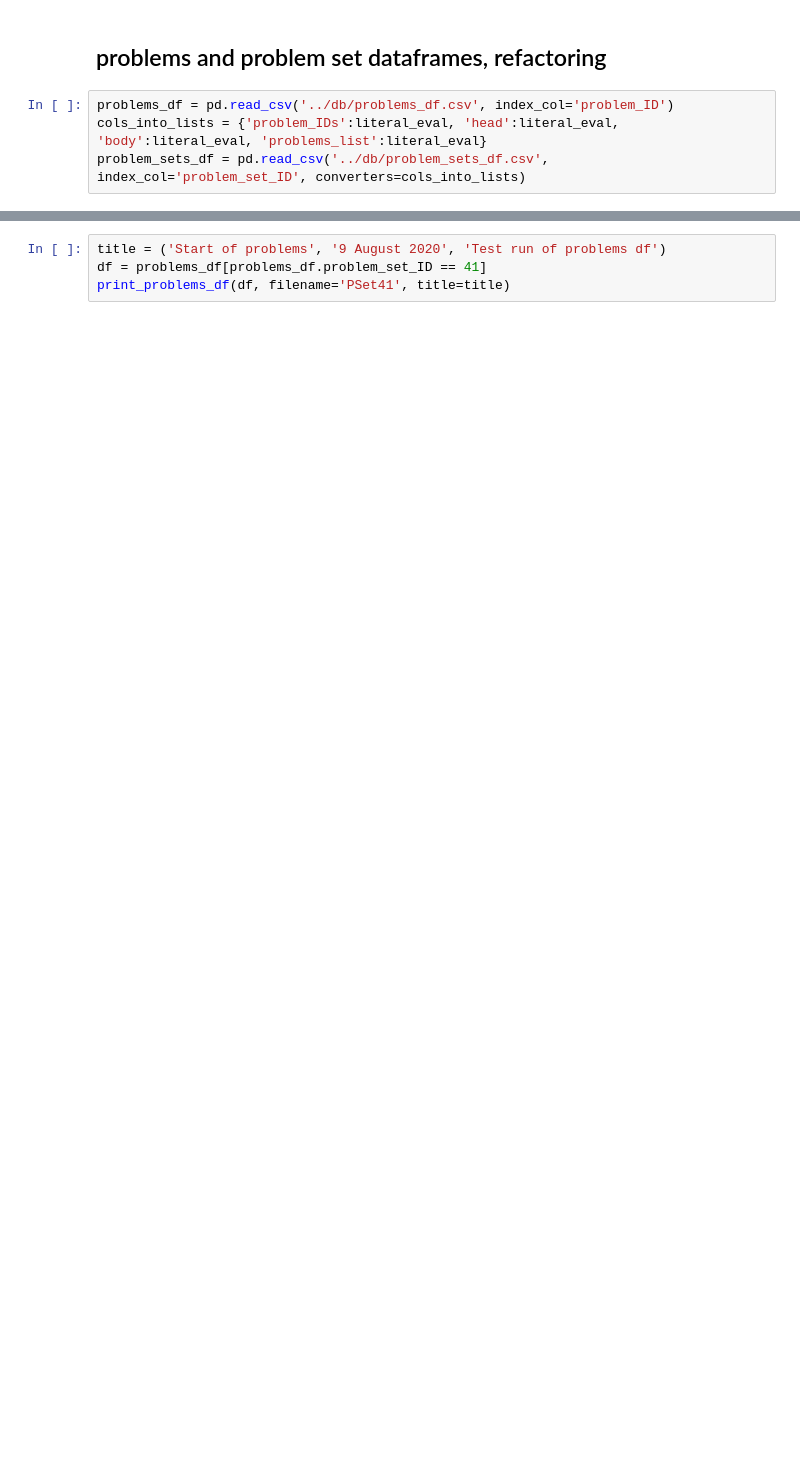
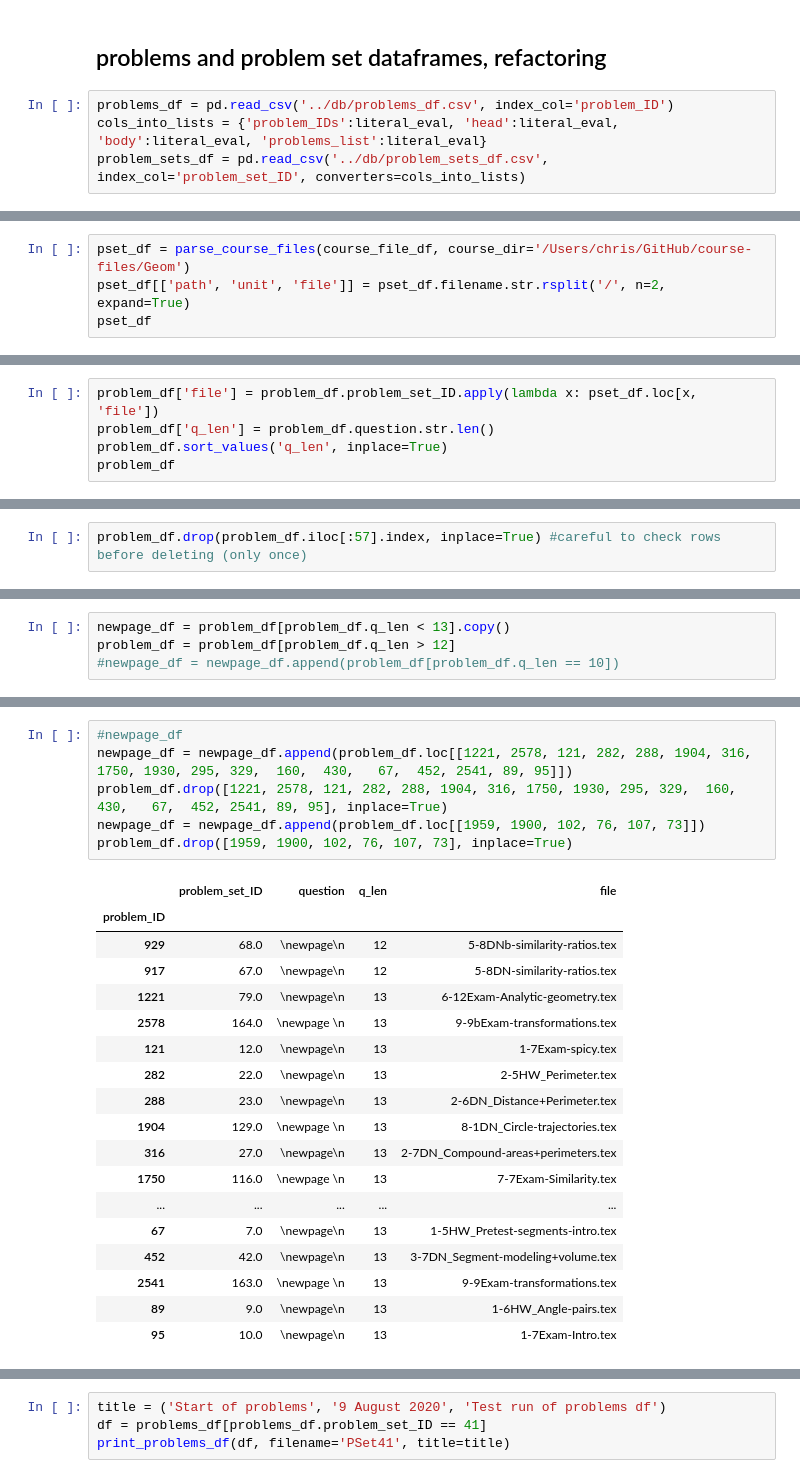
Before and after one commit to chrishuson/mathai, a Jupyter notebook: src/notes.ipynb, the cells around one changed output, grey strips where cells are left out. Cells and saved outputs as stored; diff of their text form; blank space fills up the shorter version.

Commit message:
backup cleaned geom dfs

```diff
--- a/src/notes.ipynb
+++ b/src/notes.ipynb
@@ -166,0 +70,4 @@ Identify a linear pair of angles in the given diagram.
+# %%
+pset_df = parse_course_files(course_file_df, course_dir='/Users/chris/GitHub/course-files/Geom')
+pset_df[['path', 'unit', 'file']] = pset_df.filename.str.rsplit('/', n=2, expand=True)
+pset_df
@@ -166,0 +93,5 @@ Identify a linear pair of angles in the given diagram.
+# %%
+problem_df['file'] = problem_df.problem_set_ID.apply(lambda x: pset_df.loc[x, 'file'])
+problem_df['q_len'] = problem_df.question.str.len()
+problem_df.sort_values('q_len', inplace=True)
+problem_df
@@ -166,0 +113,2 @@ Identify a linear pair of angles in the given diagram.
+# %%
+problem_df.drop(problem_df.iloc[:57].index, inplace=True) #careful to check rows before deleting (only once)
@@ -166,0 +123,4 @@ Identify a linear pair of angles in the given diagram.
+# %%
+newpage_df = problem_df[problem_df.q_len < 13].copy()
+problem_df = problem_df[problem_df.q_len > 12]
+#newpage_df = newpage_df.append(problem_df[problem_df.q_len == 10])
@@ -166,0 +134,25 @@ Identify a linear pair of angles in the given diagram.
+# %%
+#newpage_df
+newpage_df = newpage_df.append(problem_df.loc[[1221, 2578, 121, 282, 288, 1904, 316, 1750, 1930, 295, 329,  160,  430,   67,  452, 2541, 89, 95]])
+problem_df.drop([1221, 2578, 121, 282, 288, 1904, 316, 1750, 1930, 295, 329,  160,  430,   67,  452, 2541, 89, 95], inplace=True)
+newpage_df = newpage_df.append(problem_df.loc[[1959, 1900, 102, 76, 107, 73]])
+problem_df.drop([1959, 1900, 102, 76, 107, 73], inplace=True)
+# %% [output]
+|  | problem_set_ID | question | q_len | file |
+| problem_ID |  |  |  |  |
+| 929 | 68.0 | \newpage\n | 12 | 5-8DNb-similarity-ratios.tex |
+| 917 | 67.0 | \newpage\n | 12 | 5-8DN-similarity-ratios.tex |
+| 1221 | 79.0 | \newpage\n | 13 | 6-12Exam-Analytic-geometry.tex |
+| 2578 | 164.0 | \newpage \n | 13 | 9-9bExam-transformations.tex |
+| 121 | 12.0 | \newpage\n | 13 | 1-7Exam-spicy.tex |
+| 282 | 22.0 | \newpage\n | 13 | 2-5HW_Perimeter.tex |
+| 288 | 23.0 | \newpage\n | 13 | 2-6DN_Distance+Perimeter.tex |
+| 1904 | 129.0 | \newpage \n | 13 | 8-1DN_Circle-trajectories.tex |
+| 316 | 27.0 | \newpage\n | 13 | 2-7DN_Compound-areas+perimeters.tex |
+| 1750 | 116.0 | \newpage \n | 13 | 7-7Exam-Similarity.tex |
+| ... | ... | ... | ... | ... |
+| 67 | 7.0 | \newpage\n | 13 | 1-5HW_Pretest-segments-intro.tex |
+| 452 | 42.0 | \newpage\n | 13 | 3-7DN_Segment-modeling+volume.tex |
+| 2541 | 163.0 | \newpage \n | 13 | 9-9Exam-transformations.tex |
+| 89 | 9.0 | \newpage\n | 13 | 1-6HW_Angle-pairs.tex |
+| 95 | 10.0 | \newpage\n | 13 | 1-7Exam-Intro.tex |
```
Also changed, not shown: parts of 29 cells of this notebook, 4 other files.
